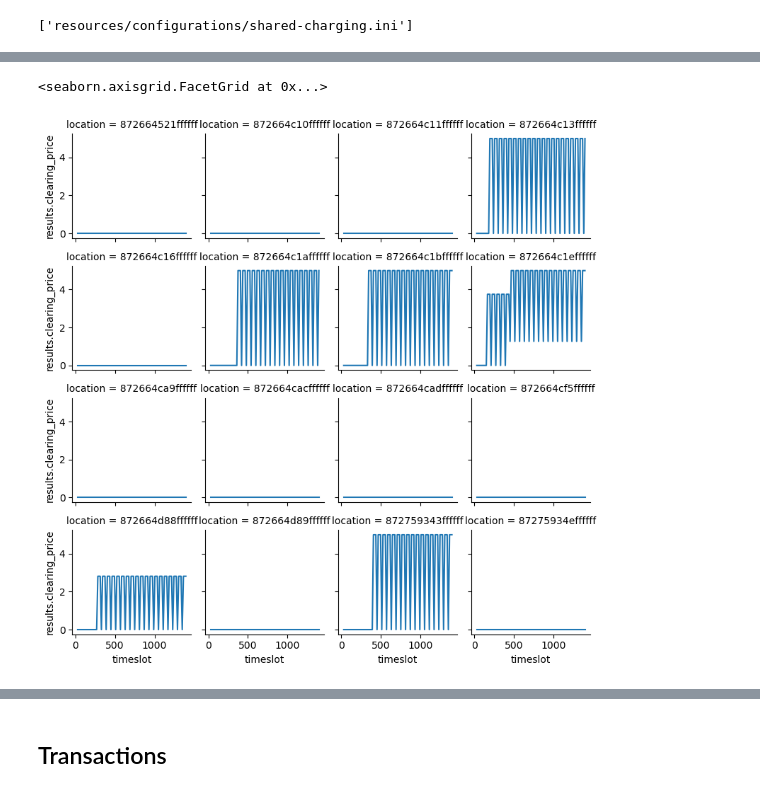
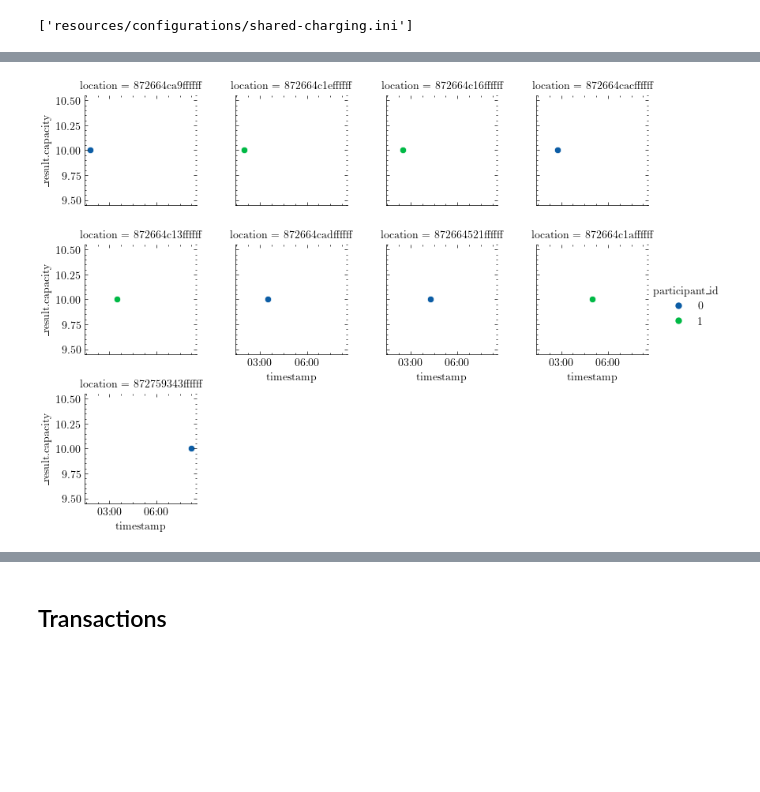
Before and after one commit to IS3UniCologne/urban-mobility-simulation, a Jupyter notebook: resources/scripts/simulation_analysis/shared_charging.ipynb, the cells around one changed output, grey strips where cells are left out. Saved outputs shown, nothing was run; the diff lists cells and outputs as text; code cells hidden in the pictures; blank space fills up the shorter version.

```diff
--- a/resources/scripts/simulation_analysis/shared_charging.ipynb
+++ b/resources/scripts/simulation_analysis/shared_charging.ipynb
@@ -66,0 +64,9 @@ auction_tracking
+# %%
+# rename time axis
+auction_tracking['timestamp'] = pd.to_datetime(auction_tracking['time'].apply(SimulationTimeConverter.as_time), format="%H:%M:%S")
+# %%
+auction_tracking['_result.clearing_price'] = auction_tracking['_result'].apply(lambda x: eval(x)[1])
+auction_tracking['_result.capacity'] = auction_tracking['_result'].apply(lambda x: eval(x)[0])
+
+auction_tracking['_bids.total_capacity'] = auction_tracking['_bids'].apply(lambda x: sum([b[0] for b in eval(x)]))
+auction_tracking['_bids.mean_bid'] = auction_tracking['_bids'].apply(lambda x: np.mean([b[1] for b in eval(x)]))
@@ -67,6 +86,11 @@ auction_tracking
 # %%
 auction_tracking.sort_values(by=['time', 'location'], inplace=True)
-sns.relplot(data=auction_tracking, x="timeslot", y="results.clearing_price", col="location", col_wrap=4, kind="line", height=2)
+g = sns.relplot(data=auction_tracking, x="timestamp", y="_result.capacity", hue="participant_id", col="location", col_wrap=4, kind="scatter", height=2)
+
+axes = g.axes.flat
+
+for a in axes:
+    a.xaxis.set_major_locator(mdates.AutoDateLocator(maxticks=4))
+    a.xaxis.set_major_formatter(mdates.DateFormatter('%H:%M'))
 # %% [output]
-<seaborn.axisgrid.FacetGrid at 0x...>
-[figure, old version]
+[figure, new version]
```
Also changed, not shown: parts of 25 cells of this notebook, 7 other files.
